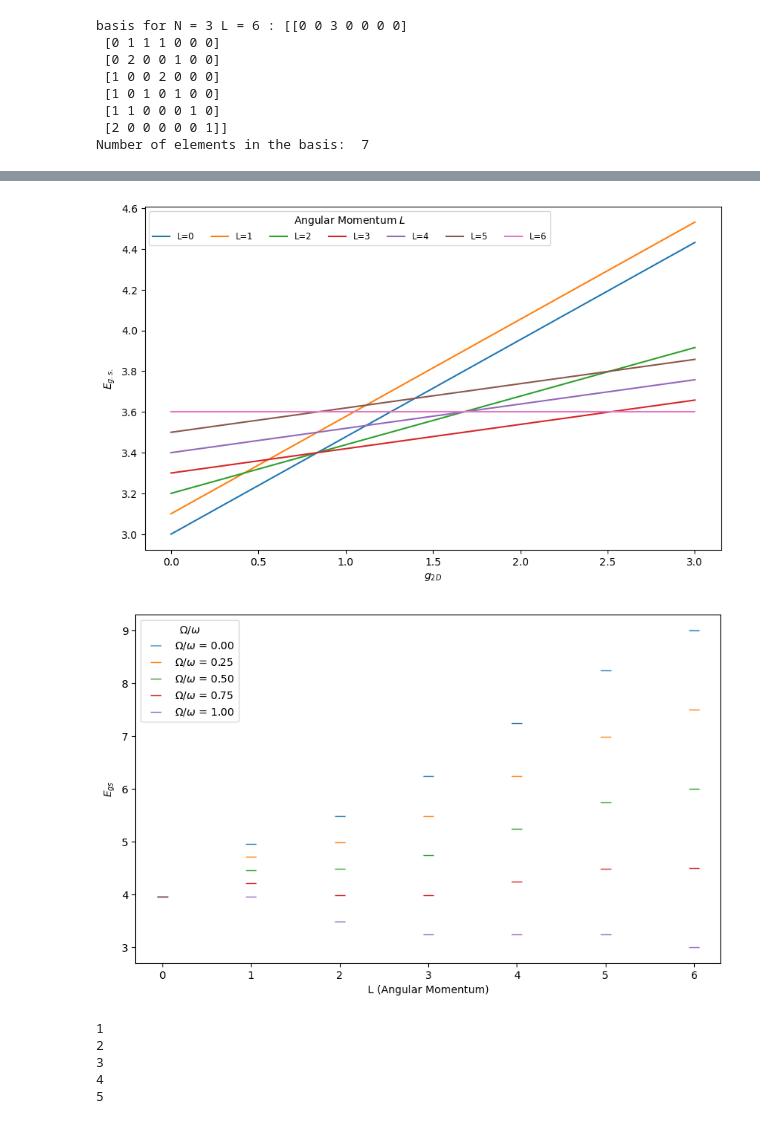
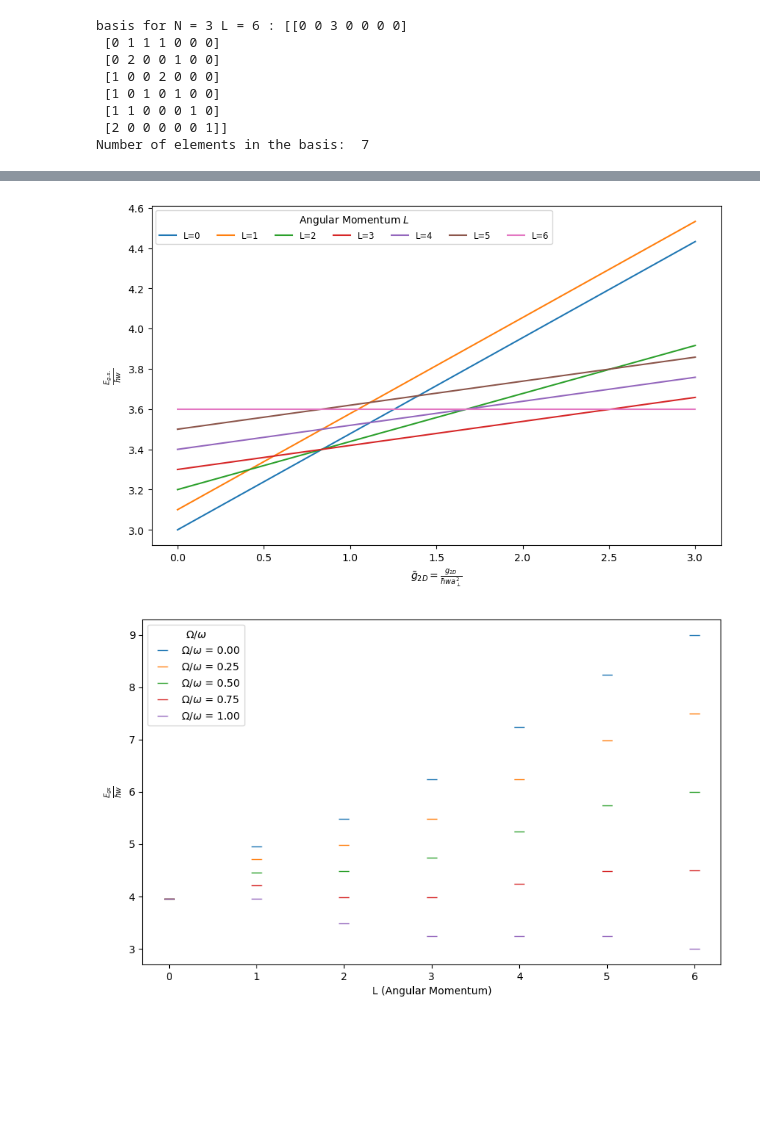
Before and after one commit to 6uillem/QSimulators, a Jupyter notebook: QSimul.ipynb, the cells around one changed output, grey strips where cells are left out. Saved outputs shown, nothing was run; the diff lists cells and outputs as text; code cells hidden in the pictures; blank space fills up the shorter version.

Commit message:
2D Plots

```diff
--- a/QSimul.ipynb
+++ b/QSimul.ipynb
@@ -108,7 +110,7 @@ def Hamiltonian (N: int, L : int, g_2D: float) -> np.ndarray:
                 for l in range(len(state_i)):
                     for p in range(len(state_i)):
                         for q in range(len(state_i)):
-                            prefactor = 1
+                            prefactor = 1 #Prefactos of the annhilation and creation operators
                             if state_j[q] > 0 and state_j[p] > 0: # Annihilation conditions
                                 new_state = state_j.copy()
                                 prefactor *= np.sqrt(new_state[q])
@@ -120,8 +122,8 @@ def Hamiltonian (N: int, L : int, g_2D: float) -> np.ndarray:
                                     new_state[l] += 1
                                     prefactor *= np.sqrt(new_state[k] + 1)
                                     new_state[k] += 1
+                                    #Initial and final states have to be equal to be connected
                                     if np.array_equal(new_state, state_i):
-                                         #Takes into account the prefactos of the bosonic operators acting on a state
                                         two_body += (
                                             g_2D / 2 * prefactor * integral(k, l, p, q)
                                         )
@@ -130,7 +132,7 @@ def Hamiltonian (N: int, L : int, g_2D: float) -> np.ndarray:
 
 #Example of the full Hamiltonian matrix for a given N and L and some parameters
 N = 3
-L = 5
+L = 6
 adim_freq = 0.5
 g_2D = 0.5
 Hamiltonian (N, L, g_2D)
@@ -148,11 +153,0 @@ array([[5.64920776+0.j, 0.04873105+0.j, 0.04873105+0.j, 0.01722903+0.j,
-# %%
-#Eigenvalues and eigenvectors of the Hamiltonian for L = 0 to L = 6 for some parameters conditions
-N = 3
-L = 6
-adim_freq = 0.5
-g_2D = 0.5
-for L in range(0, L + 1 ):
-    H = Hamiltonian (N, L, g_2D)
-    eigenvalues, eigenvectors = np.linalg.eig(H)
-    print('Eigenvalues for L = ', L,':' , eigenvalues)
-    print('Eigenvectors for L =', L, ':', eigenvectors)
@@ -177,40 +154,38 @@ Eigenvalues for L =  4 : [5.23873241+0.j 5.11936621+0.j 5.0596831 +0.j 5.0895246
 # %%
-## Plots of the ground state energy for different g
+## Plots of the ground state energy for different g (adimensional)
 N = 3
 L_max = 6
 adim_freq = 0.9
 g_2D_values = np.linspace(0, 3, 100)
 
 # Initilize list to store the g.s. energy for every L and g_2D
 ground_state_energies = {L: [] for L in range(L_max + 1)}
 
 #Eigenvalues calculation
 for L in range(0, L_max + 1):
     for g_2D in g_2D_values:
         H = Hamiltonian(N, L, g_2D)
-        eigenvalues, _ = np.linalg.eig(H)
+        eigenvalues, _ = np.linalg.eigh(H)
         ground_state_energies[L].append(np.min(eigenvalues))
 
 # Plot
 plt.figure(figsize=(10, 6))
 
 for L, ground_state in ground_state_energies.items():
     plt.plot(g_2D_values, ground_state, label=f"L={L}")
 
-plt.xlabel('$g_{2D}$')
-plt.ylabel('$E_{g.s.}$')
+plt.xlabel(r'$\tilde{g}_{2D} = \frac{g_{2D}}{\hbar w a_{\perp}^2}$')
+plt.ylabel(r'$\frac{E_{g.s.}}{\hbar w}$')
 plt.legend(
     title="Angular Momentum $L$",
     loc='upper left',
-    #bbox_to_anchor=(0.5, 0.1),  # Posición fuera del gráfico
-    ncol=L_max + 1,  # Una columna por cada valor de L
-    fontsize='small'
-)
+    ncol=L_max + 1,
+    fontsize='small')
 plt.show()
 # %% [output]
-[figure, old version]
+[figure, new version]
 # %%
-# Parameters
+# Plot of the ground state energy in every L sector changing the ratio Ω/w
 N = 3
 L_max = 6
 g_2D = 2
@@ -223,7 +198,7 @@ ground_state_energies = {adim_freq: [] for adim_freq in adim_freq_values}
 for adim_freq in adim_freq_values:
     for L in L_values:
         H = Hamiltonian(N, L, g_2D)
-        eigenvalues, _ = np.linalg.eig(H)
+        eigenvalues, _ = np.linalg.eigh(H)
         ground_state_energies[adim_freq].append(np.min(eigenvalues.real))  # Ground state energy
 
 # Plotting
@@ -234,14 +209,14 @@ for adim_freq, energies in ground_state_energies.items():
 
 
 plt.xlabel('L (Angular Momentum)')
-plt.ylabel('$E_{gs}$')
+plt.ylabel(r'$\frac{E_{gs}}{\hbar w}$')
 plt.xticks(L_values)  # Ensure discrete ticks for L
 plt.legend(title='$\Omega/\omega$')
 plt.show()
 # %% [output]
-[figure, old version]
+[figure, new version]
 # %%
-#%% Eigenvalues and eigenvectors of the Hamiltonian for L = 0 to L = 6 for some parameters conditions
+#%% Eigenvalues and eigenvectors of the Hamiltonian for L = 0 to L = 6 for some parameters conditions to calculate the densities
 N = 3
 L = 6
 adim_freq = 0.5
@@ -250,20 +225,14 @@ eigenvalues = np.empty((L+1,7))
 eigenvectors = np.empty((L+1,7,7))
 eigenvalues[:,:] = 0
 eigenvectors[:,:,:] = 0
-eigenvalues[0,:1], eigenvectors[0,:1,:1] = np.linalg.eig(Hamiltonian(N,0,g_2D))
+eigenvalues[0,:1], eigenvectors[0,:1,:1] = np.linalg.eigh(Hamiltonian(N,0,g_2D))
 
 for l in range(1, L):
     H = Hamiltonian (N, l, g_2D)
     eigenvalues[l,:l], eigenvectors[l,:l,:l] = np.linalg.eigh(H)
-    print(l)
+    #print(l)
     #print('Eigenvalues for L = ', l,':' , eigenvalues)
     #print('Eigenvectors for L =', l, ':', eigenvectors)
 
-eigenvalues[L,:L+1], eigenvectors[L,:L+1,:L+1] = np.linalg.eig(Hamiltonian(N,L,g_2D))
+eigenvalues[L,:L+1], eigenvectors[L,:L+1,:L+1] = np.linalg.eigh(Hamiltonian(N,L,g_2D))
-# %% [output]
-1
-2
-3
-4
-5
 # %%
```
Also changed, not shown: parts of 15 cells of this notebook.
